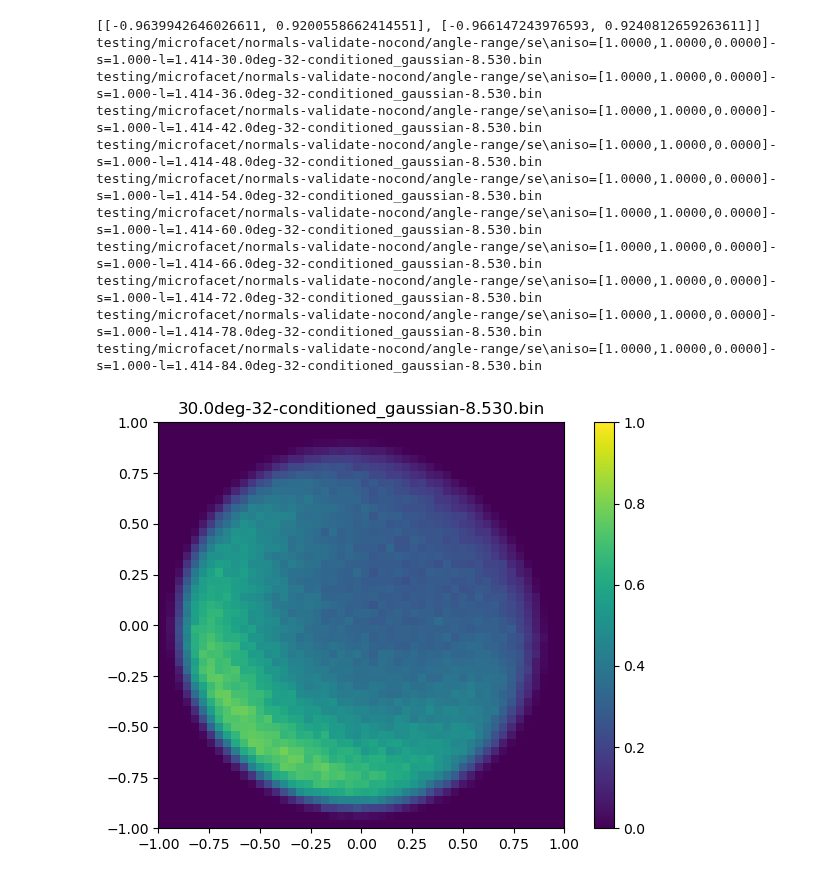
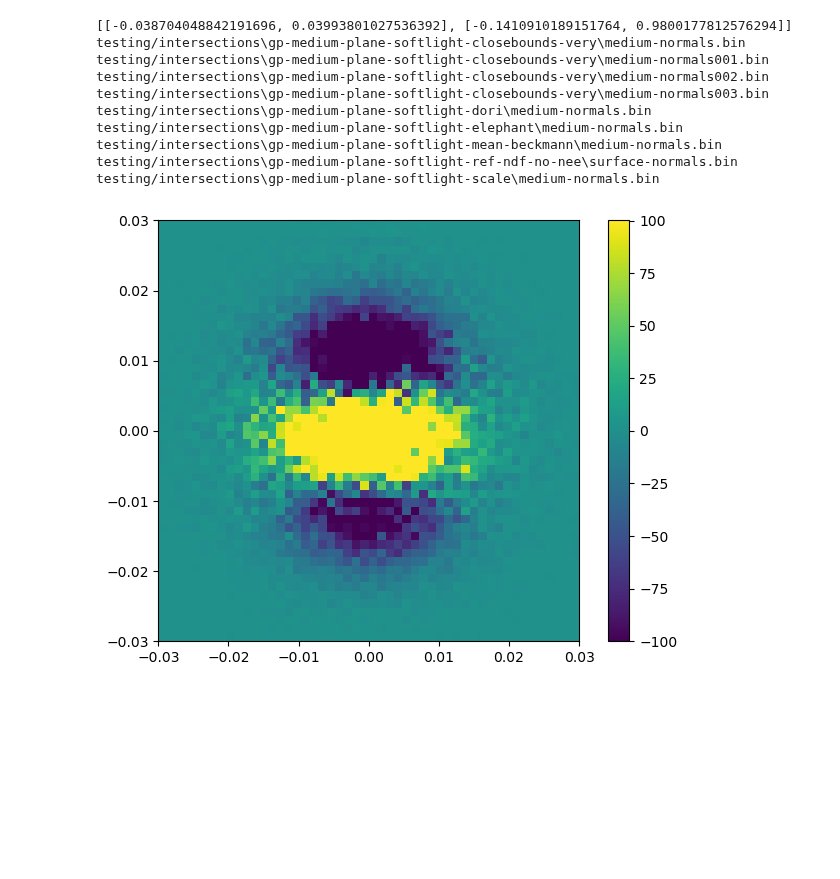
Before and after one commit to daseyb/tungsten, a Jupyter notebook: data/ndf.ipynb, the cells around one changed output. Cells and saved outputs as stored; diff of their text form; code cells hidden in the pictures; blank space fills up the shorter version.

```diff
--- a/data/ndf.ipynb
+++ b/data/ndf.ipynb
@@ -94,7 +94,7 @@ def plot_normal_collection(normals, label, file, bounds=((None, None), (None, No
         gt_hist, _, _ = np.histogram2d(
           gt_normals[:,0],
           gt_normals[:,1], bins=(50, 50), range=bounds, density=True)
-        hist = (hist-gt_hist)
+        hist = (hist-gt_hist)/ (gt_hist+0.01)
 
     pc = ax.pcolormesh(X, Y, hist.T, vmin=vmin, vmax=vmax)
     plt.colorbar(pc, ax=ax)
@@ -173,10 +173,11 @@ bounds = [[np.inf,-np.inf], [np.inf, -np.inf]]
 
 
 #for file in glob.glob("testing/intersections/*plane*/*reflection*.bin"):
+for file in glob.glob("testing/intersections/gp-medium-plane-softlight-*/*normals*.bin"):
 #for file in glob.glob("testing/intersections/*plane*/*normals*.bin"):
 #for file in glob.glob("testing/microfacet/normals-validate-nocond/se/*l=0.14*81*.bin"):
 #for file in glob.glob("testing/microfacet/normals-validate-nocond/se/*l=0.14*80*.bin"):
-for file in glob.glob("testing/microfacet/normals-validate-nocond/angle-range/se/*.bin"):
+#for file in glob.glob("testing/microfacet/normals-validate-nocond/angle-range/se/*.bin"):
 #for file in glob.glob("normals-validate-nocond/se/*.bin"):
     if "old" in file or "realizations" in file or "failed" in file:
         continue
@@ -203,48 +204,47 @@ print(bounds)
 
 for k, v in normal_files.items():
     if "l=1" in k:
         beckmann_roughness = np.sqrt(2)
     elif "l=0.5" in k:
         beckmann_roughness = 2*np.sqrt(2)
     elif "l=0.1" in k:
         beckmann_roughness = 10*np.sqrt(2)
 
-    if "conditioned" not in k:
-        continue
+    #if "conditioned" not in k:
+    #    continue
 
     print(k)
 
     #plot_normal_collection_1D(v, k[len("visible-normals/"):], k,
     #                        beckmann_roughness=np.round(beckmann_roughness, 4))
 
     #plot_normal_collection(v, k[len(common_prefix):], k, bounds = ((-0.03, 0.03), (-0.03, 0.03)) if "normals" in k else ((-0.01, 0.01), (-1, -0.98)))
 
     #plot_normal_collection(v, k[len(common_prefix):], k, bounds = ((-0.03, 0.03), (-0.03, 0.03)) if "normals" in k else ((-0.01, 0.01), (-1, -0.98)),
     #                       gt_normals=normal_files["testing/intersections\\gp-medium-plane-softlight-ref-ndf-no-nee\\surface-reflection.bin"])
 
-    #plot_normal_collection(v, k[len(common_prefix):-len(common_postfix)], k, bounds = ((-0.03, 0.03), (-0.03, 0.03)),
-    #                       gt_normals=normal_files["testing/intersections\\gp-medium-plane-softlight-mean-beckmann\\medium-normals.bin"])
+    plot_normal_collection(v, k[len(common_prefix):-len(common_postfix)], k, bounds = ((-0.03, 0.03), (-0.03, 0.03)),
+                           gt_normals=normal_files["testing/intersections\\gp-medium-plane-softlight-mean-beckmann\\medium-normals.bin"])
     #plot_normal_collection(v, k[len(common_prefix):], k, bounds = ((-0.3, 0.3), (-0.3, 0.3)))
     #plot_normal_collection(v, k[len(common_prefix):], k, bounds = ((-0.03, 0.03), (-0.03, 0.03)),
     #                       gt_normals=normal_files["testing/microfacet/normals-validate-nocond/se\\aniso=[1.0000,1.0000,0.0000]-s=0.001-l=0.141-67.5deg-32-beckmann-0.200.bin"])
-    #plot_normal_collection(v, k[len(common_prefix):], k, bounds = ((-0.03, 0.03), (-0.03, 0.03)),
+    #plot_normal_collection(v, k[len(common_prefix):], k, bounds = ((-0.03, 0.03), (-0.03, 0.03)), vmin=-100, vmax=100,
     #                       gt_normals=normal_files["testing/microfacet/normals-validate-nocond/se\\aniso=[1.0000,1.0000,0.0000]-s=0.001-l=0.141-81.0deg-32-beckmann-0.020.bin"])
 
-    plot_normal_collection(v, k[len(common_prefix):], k, bounds = ((-1, 1), (-1, 1)), vmin=0, vmax=1.0, gt_normals=normal_files[k.replace("conditioned_gaussian", "beckmann")])
+    #plot_normal_collection(v, k[len(common_prefix):], k, bounds = ((-1, 1), (-1, 1)), vmin=0, vmax=2.0)#, gt_normals=normal_files[k.replace("conditioned_gaussian", "beckmann")])
 
     #plot_normal_collection(v, k[len(common_prefix):], k, bounds = ((-0.3, 0.3), (-0.3, 0.3)),
     #                       gt_normals=normal_files[k.replace("conditioned_gaussian", "beckmann")], vmin=-1, vmax=1)
     #plot_normal_collection(v, k[len(common_prefix):], k, bounds = bounds)
 # %% [output]
-[[-0.9639942646026611, 0.9200558662414551], [-0.966147243976593, 0.9240812659263611]]
-testing/microfacet/normals-validate-nocond/angle-range/se\aniso=[1.0000,1.0000,0.0000]-s=1.000-l=1.414-30.0deg-32-conditioned_gaussian-8.530.bin
-testing/microfacet/normals-validate-nocond/angle-range/se\aniso=[1.0000,1.0000,0.0000]-s=1.000-l=1.414-36.0deg-32-conditioned_gaussian-8.530.bin
-testing/microfacet/normals-validate-nocond/angle-range/se\aniso=[1.0000,1.0000,0.0000]-s=1.000-l=1.414-42.0deg-32-conditioned_gaussian-8.530.bin
-testing/microfacet/normals-validate-nocond/angle-range/se\aniso=[1.0000,1.0000,0.0000]-s=1.000-l=1.414-48.0deg-32-conditioned_gaussian-8.530.bin
-testing/microfacet/normals-validate-nocond/angle-range/se\aniso=[1.0000,1.0000,0.0000]-s=1.000-l=1.414-54.0deg-32-conditioned_gaussian-8.530.bin
-testing/microfacet/normals-validate-nocond/angle-range/se\aniso=[1.0000,1.0000,0.0000]-s=1.000-l=1.414-60.0deg-32-conditioned_gaussian-8.530.bin
-testing/microfacet/normals-validate-nocond/angle-range/se\aniso=[1.0000,1.0000,0.0000]-s=1.000-l=1.414-66.0deg-32-conditioned_gaussian-8.530.bin
-testing/microfacet/normals-validate-nocond/angle-range/se\aniso=[1.0000,1.0000,0.0000]-s=1.000-l=1.414-72.0deg-32-conditioned_gaussian-8.530.bin
-testing/microfacet/normals-validate-nocond/angle-range/se\aniso=[1.0000,1.0000,0.0000]-s=1.000-l=1.414-78.0deg-32-conditioned_gaussian-8.530.bin
-testing/microfacet/normals-validate-nocond/angle-range/se\aniso=[1.0000,1.0000,0.0000]-s=1.000-l=1.414-84.0deg-32-conditioned_gaussian-8.530.bin
+[[-0.038704048842191696, 0.03993801027536392], [-0.1410910189151764, 0.9800177812576294]]
+testing/intersections\gp-medium-plane-softlight-closebounds-very\medium-normals.bin
+testing/intersections\gp-medium-plane-softlight-closebounds-very\medium-normals001.bin
+testing/intersections\gp-medium-plane-softlight-closebounds-very\medium-normals002.bin
+testing/intersections\gp-medium-plane-softlight-closebounds-very\medium-normals003.bin
+testing/intersections\gp-medium-plane-softlight-dori\medium-normals.bin
+testing/intersections\gp-medium-plane-softlight-elephant\medium-normals.bin
+testing/intersections\gp-medium-plane-softlight-mean-beckmann\medium-normals.bin
+testing/intersections\gp-medium-plane-softlight-ref-ndf-no-nee\surface-normals.bin
+testing/intersections\gp-medium-plane-softlight-scale\medium-normals.bin
-[figure, old version]
+[figure, new version]
```
Also changed, not shown: parts of 1 cell of this notebook, 3 other files.
